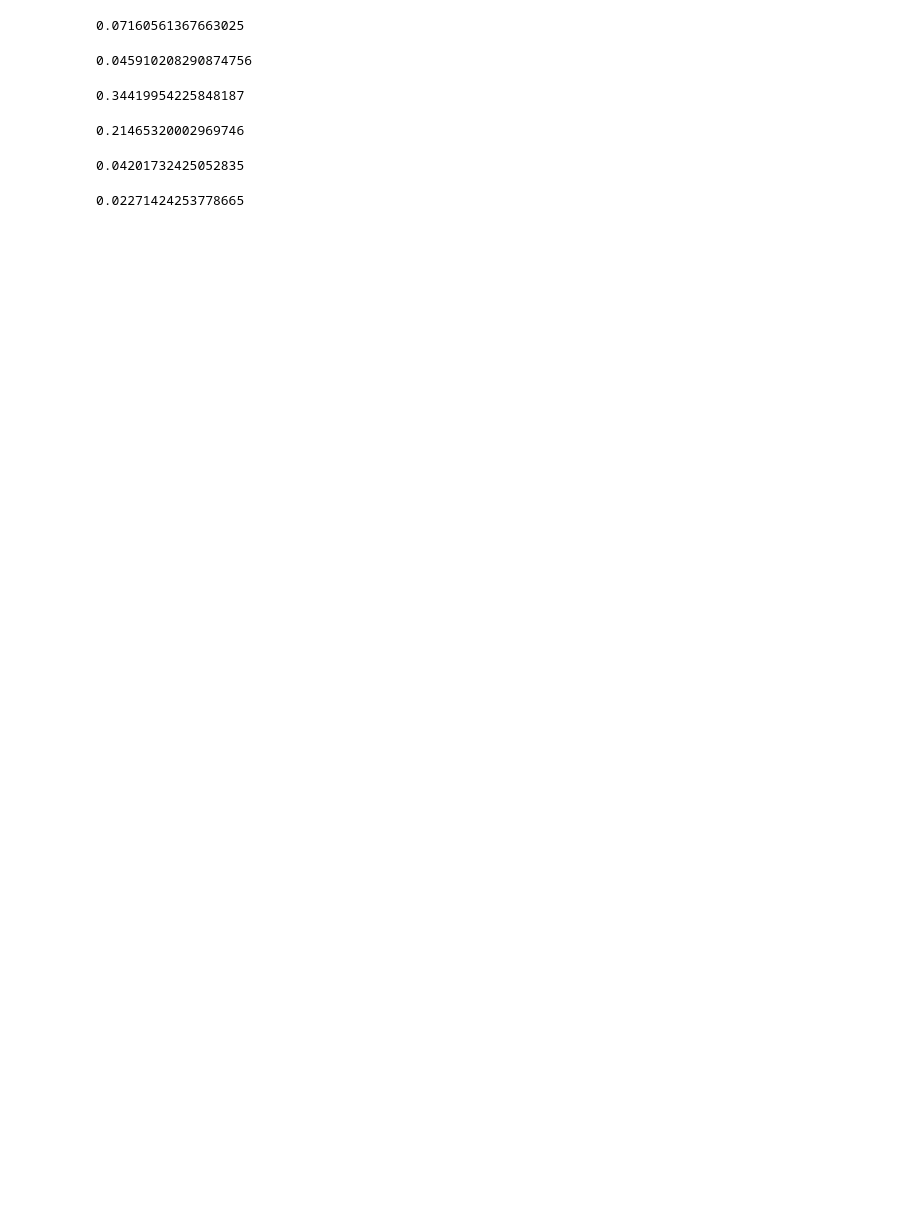
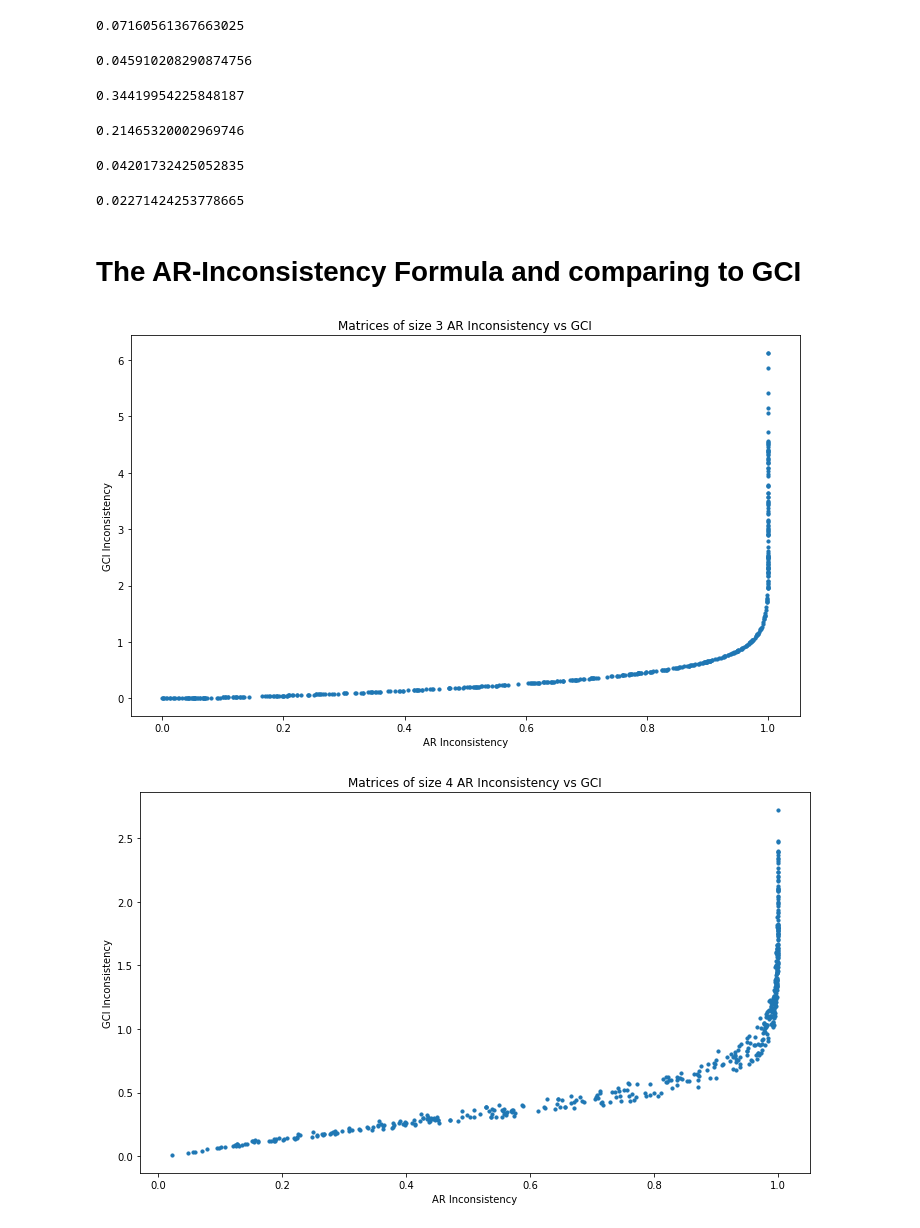
Before and after one commit to wjladams/pyanp, a Jupyter notebook: scrap/AR-InconsistencyResearch.ipynb, the cells around one changed output. Cells and saved outputs as stored; diff of their text form; code cells hidden in the pictures; blank space fills up the shorter version.

Commit message:
Added gci comparison to AR inconsistency scrap work

```diff
--- a/scrap/AR-InconsistencyResearch.ipynb
+++ b/scrap/AR-InconsistencyResearch.ipynb
@@ -830,3 +830,24 @@ display(incon_std(mat))
 # %% [output]
 0.04201732425052835
 0.02271424253778665
+# %% [markdown]
+# The AR-Inconsistency Formula and comparing to GCI
+# %%
+def ar_gci_cmp(size = 3, max_vote=9, mats_per_size=500):
+    ars = []
+    gcis = []
+    for i in range(mats_per_size):
+        mat = rnd_cmp_mat(size=size, max_vote=max_vote)
+        ars.append(ar_incon_normalized(mat))
+        gcis.append(incon_std(mat))
+    plt.scatter(ars, gcis, s=10)
+    plt.title("Matrices of size "+str(size)+" AR Inconsistency vs GCI")
+    plt.xlabel("AR Inconsistency")
+    plt.ylabel("GCI Inconsistency")
+    plt.show()
+# %%
+for size in range(3, 10):
+    ar_gci_cmp(size)
+# %% [output]
+[figure, added]
+[figure, added]
```
Also changed, not shown: parts of 45 cells of this notebook.
